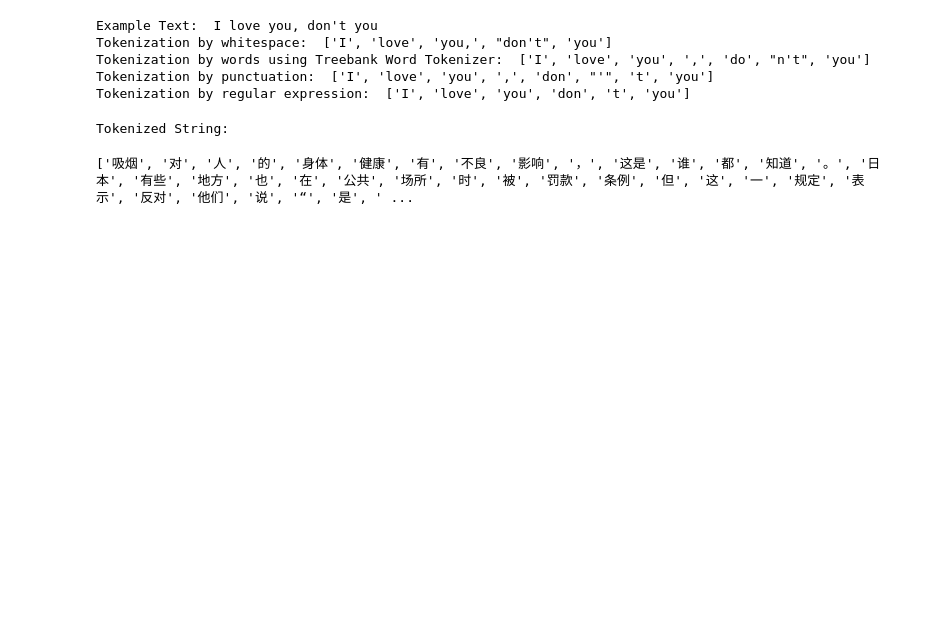
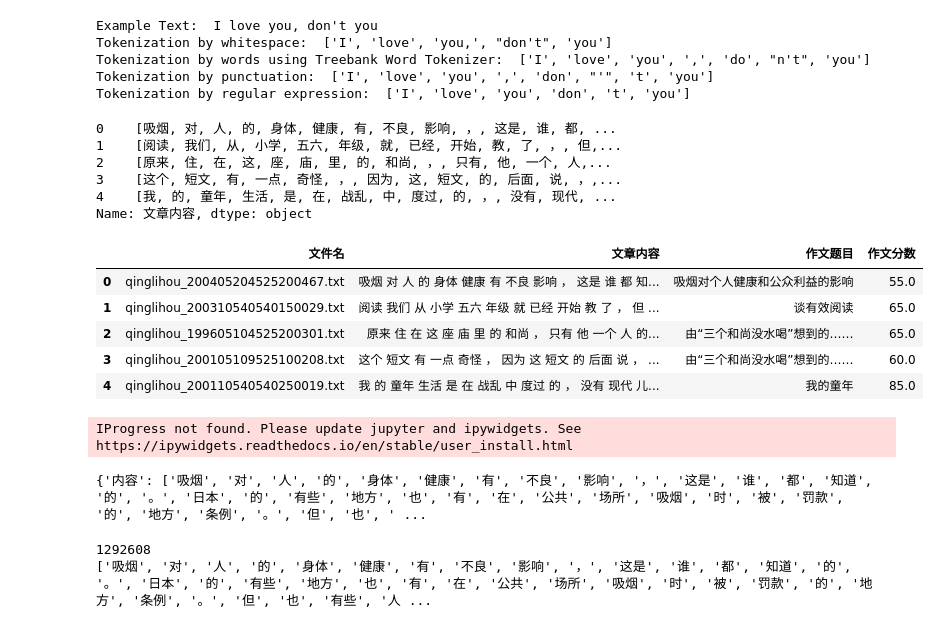
Before and after one commit to JamyDon/AES-for-HSK, a Jupyter notebook: test.ipynb, the cells around one changed output. Drawn from its saved outputs; the diff is of its cells as text; code cells hidden in the pictures; blank space fills up the shorter version.

```diff
--- a/test.ipynb
+++ b/test.ipynb
@@ -171,23 +171,33 @@ df_train['文章内容'] = df_train['文章内容'].apply(lambda x: seg.cut(x))
 df_test['文章内容'] = df_test['文章内容'].apply(lambda x: seg.cut(x))
 # %%
 print()
-print('Tokenized String:')
 df_train['文章内容'].head()
 df_train.to_csv('./data/split.csv')
+df_train['文章内容'].head()
 # %% [output]
-Tokenized String:
+0    [吸烟, 对, 人, 的, 身体, 健康, 有, 不良, 影响, ，, 这是, 谁, 都, ...
+1    [阅读, 我们, 从, 小学, 五六, 年级, 就, 已经, 开始, 教, 了, ，, 但,...
+2    [原来, 住, 在, 这, 座, 庙, 里, 的, 和尚, ，, 只有, 他, 一个, 人,...
+3    [这个, 短文, 有, 一点, 奇怪, ，, 因为, 这, 短文, 的, 后面, 说, ，,...
+4    [我, 的, 童年, 生活, 是, 在, 战乱, 中, 度过, 的, ，, 没有, 现代, ...
+Name: 文章内容, dtype: object
-# %%
-word_dict={}
-x=list(df_train['文章内容'])
-for i in x:
-    for j in i:
-        if word_dict.get(j)==None:
-            word_dict[j]=1
-        else:
-            word_dict[j]+=1
-diction=[]
-for i in word_dict.keys():
-    diction.append(i)
-print(diction)
-# %% [output]
-['吸烟', '对', '人', '的', '身体', '健康', '有', '不良', '影响', '，', '这是', '谁', '都', '知道', '。', '日本', '有些', '地方', '也', '在', '公共', '场所', '时', '被', '罚款', '条例', '但', '这', '一', '规定', '表示', '反对', '他们', '说', '“', '是', ' ...
+# %%
+from unicodedata import name
+
+
+x=list(df_train['文章内容'])
+t=0
+sss=[]
+for i in x:
+    ss=' '.join(i)
+    sss.append(ss)
+sss=pd.DataFrame(pd.Series(sss,name='tmp'))
+df_train['文章内容']=sss['tmp']
+df_train.head()
+# %% [output]
+|  | 文件名 | 文章内容 | 作文题目 | 作文分数 |
+| 0 | qinglihou_200405204525200467.txt | 吸烟 对 人 的 身体 健康 有 不良 影响 ， 这是 谁 都 知... | 吸烟对个人健康和公众利益的影响 | 55.0 |
+| 1 | qinglihou_200310540540150029.txt | 阅读 我们 从 小学 五六 年级 就 已经 开始 教 了 ， 但 ... | 谈有效阅读 | 65.0 |
+| 2 | qinglihou_199605104525200301.txt | 原来 住 在 这 座 庙 里 的 和尚 ， 只有 他 一个 人 的... | 由“三个和尚没水喝”想到的…… | 65.0 |
+| 3 | qinglihou_200105109525100208.txt | 这个 短文 有 一点 奇怪 ， 因为 这 短文 的 后面 说 ， ... | 由“三个和尚没水喝”想到的…… | 60.0 |
+| 4 | qinglihou_200110540540250019.txt | 我 的 童年 生活 是 在 战乱 中 度过 的 ， 没有 现代 儿... | 我的童年 | 85.0 |
@@ -193,0 +206,20 @@ print(diction)
+# %%
+import torch
+import torch.nn as nn
+import os
+import glob
+
+import numpy as np
+from torchtext.legacy import data
+from tqdm import tqdm
+TEXT = data.Field(sequential=True, batch_first=True, include_lengths=True)
+LABEL = data.Field(sequential=False, batch_first=True, use_vocab=False)
+
+fields = [(None,None),(None,None),('内容',TEXT),(None,None),('分数',LABEL)]  # 通过定义fields可以方便地读取数据，这里第一列为label，第三列为需要分类的text，标题暂时不需要
+
+train_data = data.TabularDataset(path='./data/tmp.csv', format='csv', fields=fields, skip_header=False)
+
+print(vars(train_data.examples[1]))
+# %% [output]
+IProgress not found. Please update jupyter and ipywidgets. See https://ipywidgets.readthedocs.io/en/stable/user_install.html
+{'内容': ['吸烟', '对', '人', '的', '身体', '健康', '有', '不良', '影响', '，', '这是', '谁', '都', '知道', '的', '。', '日本', '的', '有些', '地方', '也', '有', '在', '公共', '场所', '吸烟', '时', '被', '罚款', '的', '地方', '条例', '。', '但', '也', ' ...
@@ -193,0 +241,8 @@ print(diction)
+# %%
+print(len(lis))
+tes=vars(train_data.examples[1])['内容']
+for i in tes:
+    print(lis.index(i))
+# %% [output]
+1292608
+['吸烟', '对', '人', '的', '身体', '健康', '有', '不良', '影响', '，', '这是', '谁', '都', '知道', '的', '。', '日本', '的', '有些', '地方', '也', '有', '在', '公共', '场所', '吸烟', '时', '被', '罚款', '的', '地方', '条例', '。', '但', '也', '有些', '人 ...
```
Also changed, not shown: parts of 4 cells of this notebook, 1 other file.
